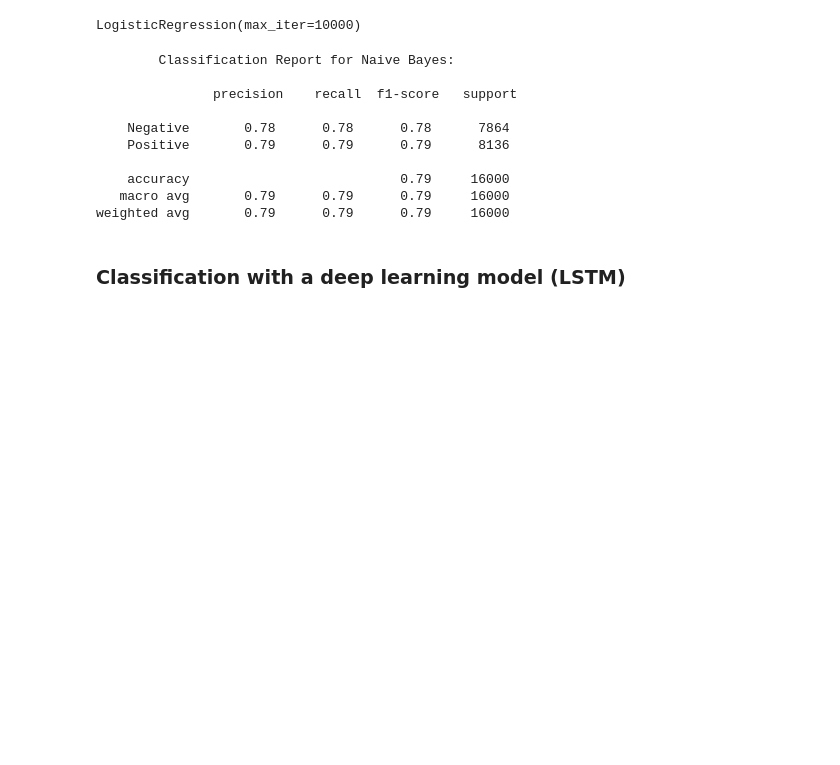
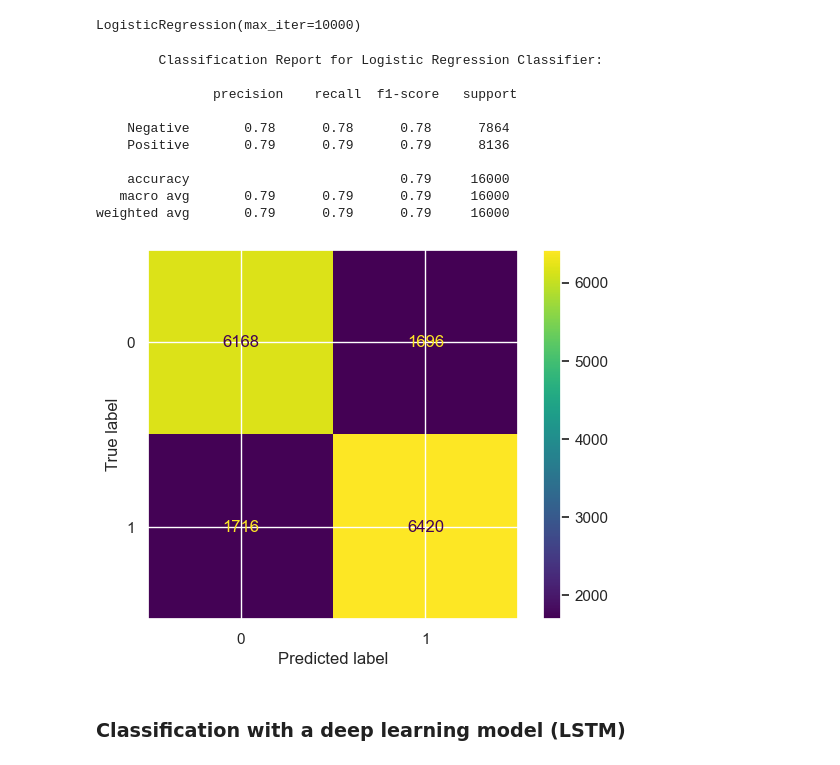
Before and after one commit to abdulaihalidu/Abo-Akademi-Machine-Learning, a Jupyter notebook: Sentiment Analysis with the sentiment140 dataset/Sentiment_analysis_with_the_Sentiment140_dataset.ipynb, the cells around one changed output. Saved outputs shown, nothing was run; the diff lists cells and outputs as text; code cells hidden in the pictures; blank space fills up the shorter version.

Commit message:
Added project report

```diff
--- a/Sentiment Analysis with the sentiment140 dataset/Sentiment_analysis_with_the_Sentiment140_dataset.ipynb
+++ b/Sentiment Analysis with the sentiment140 dataset/Sentiment_analysis_with_the_Sentiment140_dataset.ipynb
@@ -337,10 +336,10 @@ LogisticRegression(max_iter=10000)
 log_clf_pred = log_clf.predict(X_test_tf)
 # %%
 # Display the classification the results of the logistic regression classifier
-print('\tClassification Report for Naive Bayes:\n\n',
+print('\tClassification Report for Logistic Regression Classifier:\n\n',
       classification_report(y_test, log_clf_pred, target_names=['Negative', 'Positive']))
 # %% [output]
-        Classification Report for Naive Bayes:
+        Classification Report for Logistic Regression Classifier:
 
                precision    recall  f1-score   support
 
@@ -350,6 +349,13 @@ print('\tClassification Report for Naive Bayes:\n\n',
     accuracy                           0.79     16000
    macro avg       0.79      0.79      0.79     16000
 weighted avg       0.79      0.79      0.79     16000
+# %%
+cm = confusion_matrix(y_test, log_clf_pred, labels=log_clf.classes_)
+log_clf_cm_disp = ConfusionMatrixDisplay(confusion_matrix=cm, display_labels=log_clf.classes_)
+log_clf_cm_disp.plot()
+plt.show()
+# %% [output]
+[figure, added]
 # %% [markdown]
 ### Classification with a deep learning model (LSTM)
 # %%
```
Also changed, not shown: parts of 1 cell of this notebook, 1 other file.
